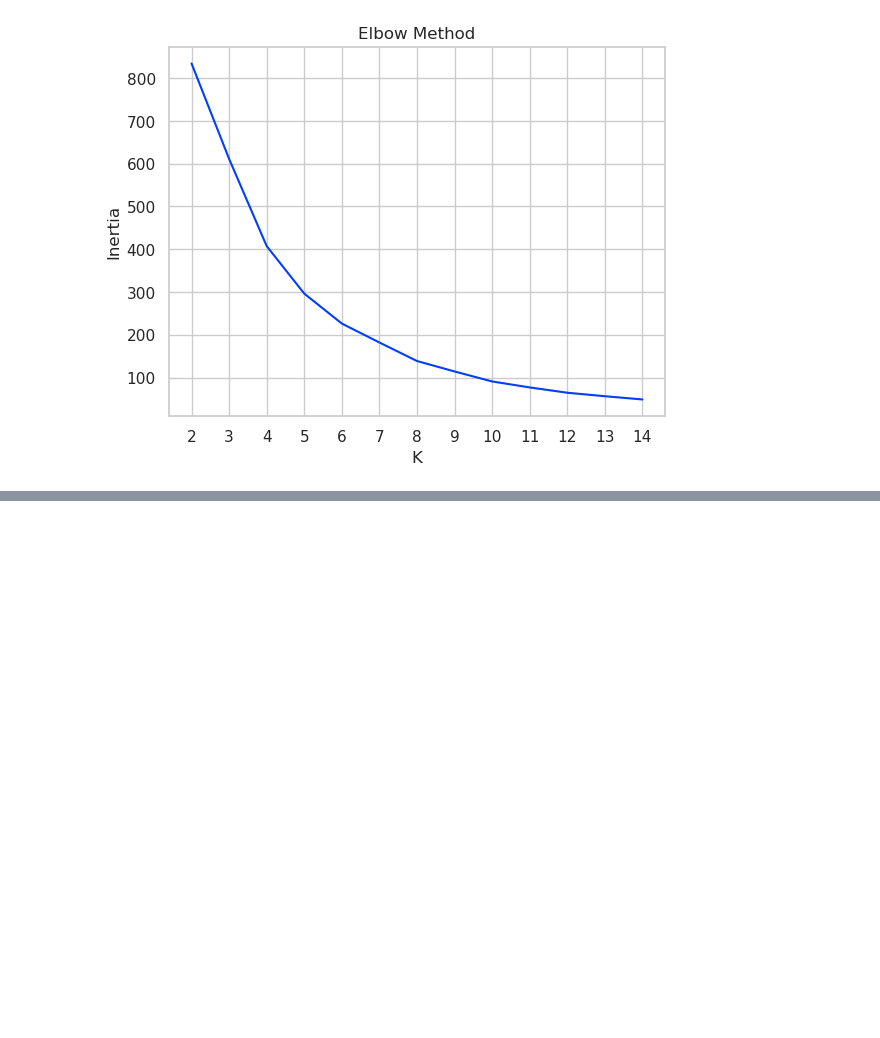
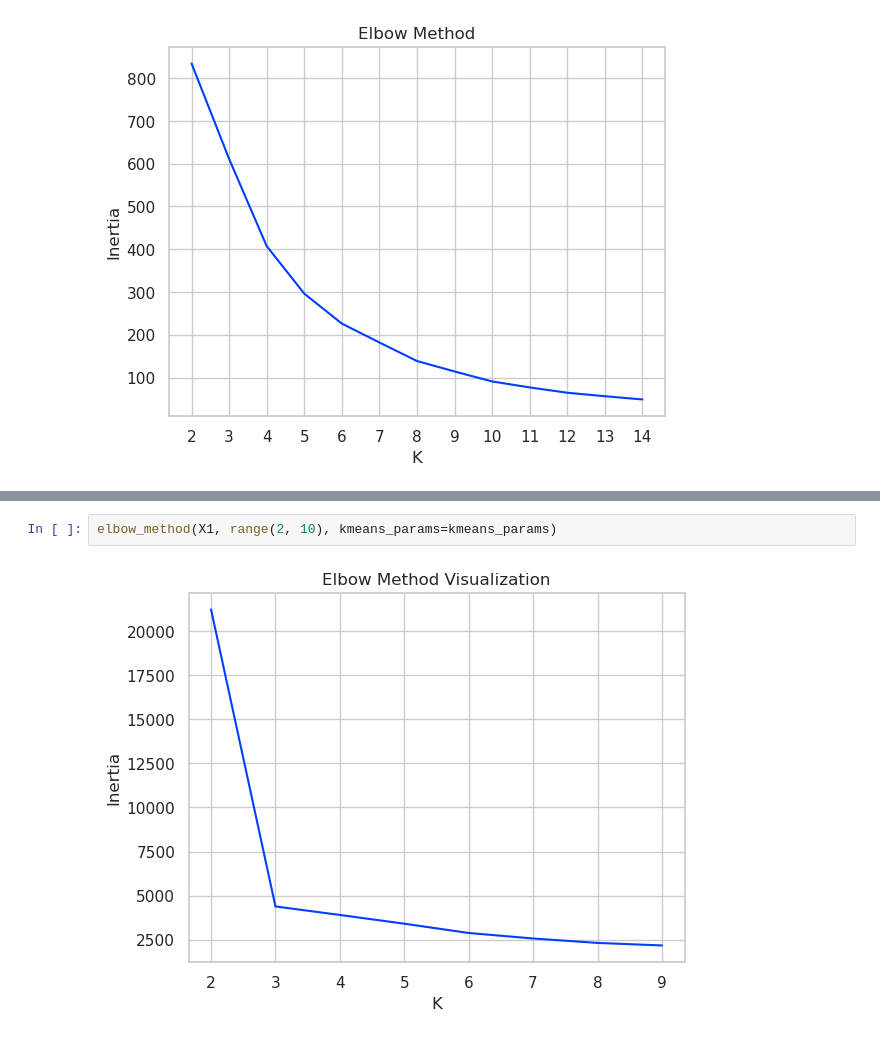
Before and after one commit to Erfan-Taherirani/Personal_ML_Notes, a Jupyter notebook: unsupervised_learning/clustering/partitioning_based_clustering/k-means_clustering.ipynb, the cells around one changed output, grey strips where cells are left out. Saved outputs shown, nothing was run; the diff lists cells and outputs as text; blank space fills up the shorter version.

```diff
--- a/unsupervised_learning/clustering/partitioning_based_clustering/k-means_clustering.ipynb
+++ b/unsupervised_learning/clustering/partitioning_based_clustering/k-means_clustering.ipynb
@@ -166,0 +188,4 @@ Text(0.5, 0, 'K')
+# %%
+elbow_method(X1, range(2, 10), kmeans_params=kmeans_params)
+# %% [output]
+[figure, added]
```
Also changed, not shown: parts of 13 cells of this notebook, 3 other files.
